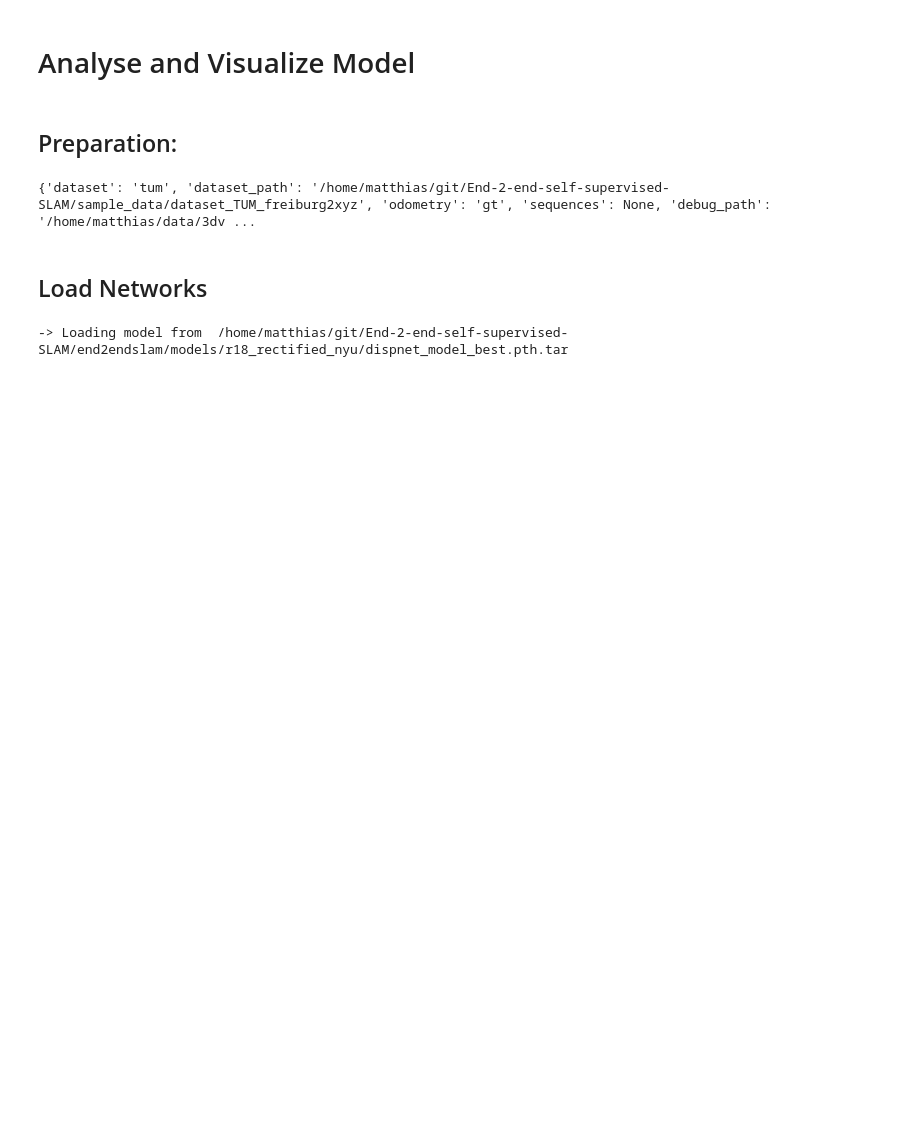
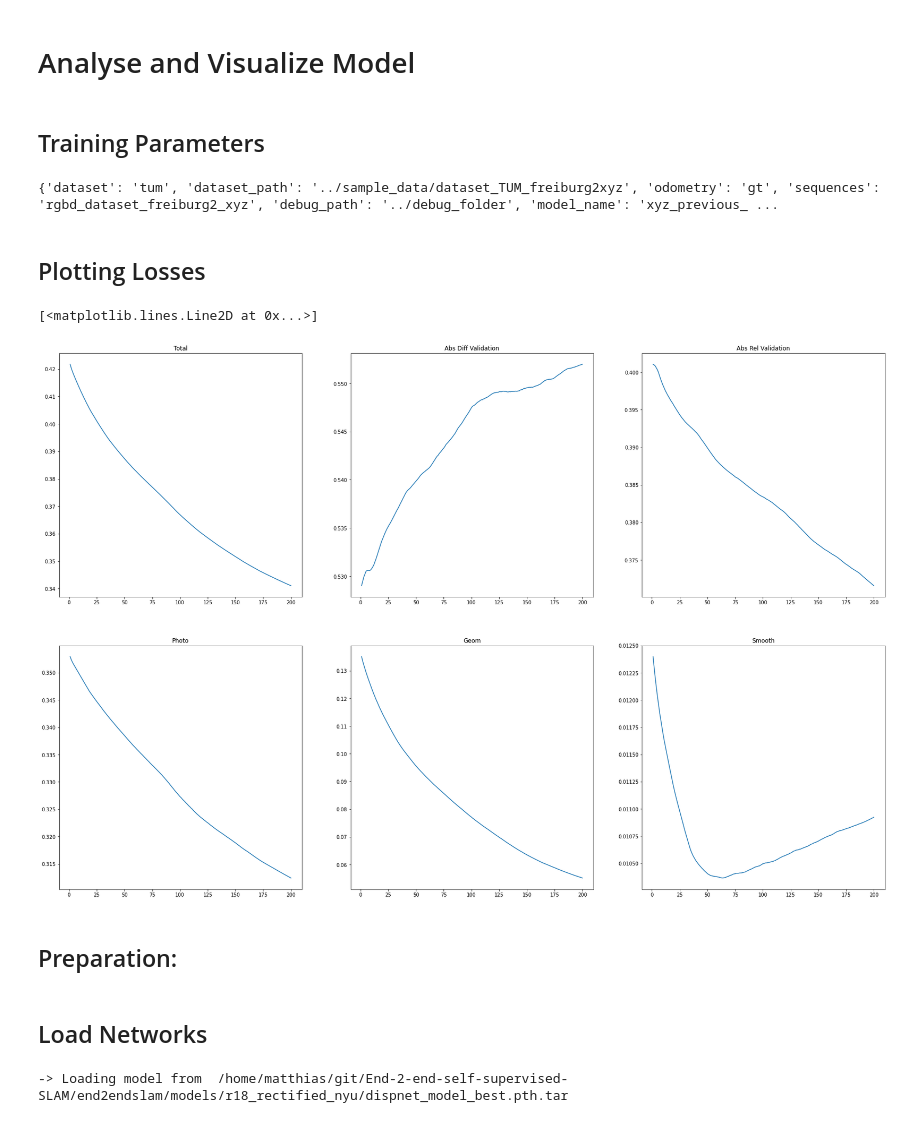
Before and after one commit to you-found-tomasz/End-2-end-self-supervised-SLAM, a Jupyter notebook: end2endslam/model_analysis_brucker.ipynb, the cells around one changed output. Cells and saved outputs as stored; diff of their text form; code cells hidden in the pictures; blank space fills up the shorter version.

Commit message:
logging, projection_mode, parameters, model_analysis

```diff
--- a/end2endslam/model_analysis_brucker.ipynb
+++ b/end2endslam/model_analysis_brucker.ipynb
@@ -31,2 +33,56 @@ from end2endslam.losses.loss_utils.scsfm_loss import compute_ssim_loss, mean_on_
+# %% [markdown]
+## Training Parameters
+# %%
+# File paths
+model_directory_path = "../debug_folder/xyz_previous_001"
+# %%
+# get args
+class Bunch(object): # in order to call args.seed
+    def __init__(self, adict):
+        self.__dict__.update(adict)
+
+args_file_path = os.path.join(model_directory_path, 'args.txt')
+with open(args_file_path) as f:
+    args = json.load(f)
+    args = Bunch(args)
+print(args.__dict__)
+# %% [output]
+{'dataset': 'tum', 'dataset_path': '../sample_data/dataset_TUM_freiburg2xyz', 'odometry': 'gt', 'sequences': 'rgbd_dataset_freiburg2_xyz', 'debug_path': '../debug_folder', 'model_name': 'xyz_previous_ ...
+# %% [markdown]
+## Plotting Losses
+# %%
+summary_path = os.path.join(model_directory_path, "training_summary.csv")
+data = pd.read_csv(summary_path)
+
+iteration = data["iteration"].values
+com = data["com"].values
+photo = data["photo"].values
+geom = data["geom"].values
+smooth = data["smooth"].values
+val_abs_diff = data["val_abs_diff"].values
+val_abs_rel = data["val_abs_rel"].values
+
+plt.figure(figsize=(30,20))
+ax = plt.subplot(2,3,1)
+ax.set_title("Total")
+ax.plot(iteration, com)
+ax = plt.subplot(2,3,2)
+ax.set_title("Abs Diff Validation")
+ax.plot(iteration, val_abs_diff)
+ax = plt.subplot(2,3,3)
+ax.set_title("Abs Rel Validation")
+ax.plot(iteration, val_abs_rel)
+ax = plt.subplot(2,3,4)
+ax.set_title("Photo")
+ax.plot(iteration, photo)
+ax = plt.subplot(2,3,5)
+ax.set_title("Geom")
+ax.plot(iteration, geom)
+ax = plt.subplot(2,3,6)
+ax.set_title("Smooth")
+ax.plot(iteration, smooth)
+# %% [output]
+[<matplotlib.lines.Line2D at 0x...>]
+[figure, added]
 # %% [markdown]
 ## Preparation:
@@ -36,16 +89,3 @@ model_directory_path = "/home/matthias/data/3dv_debug/tum_freiburg2_3"
-# %%
-# get args
-class Bunch(object): # in order to call args.seed
-    def __init__(self, adict):
-        self.__dict__.update(adict)
-
-args_file_path = os.path.join(model_directory_path, 'args.txt')
-with open(args_file_path) as f:
-    args = json.load(f)
-    args = Bunch(args)
-print(args.__dict__)
-# %% [output]
-{'dataset': 'tum', 'dataset_path': '/home/matthias/git/End-2-end-self-supervised-SLAM/sample_data/dataset_TUM_freiburg2xyz', 'odometry': 'gt', 'sequences': None, 'debug_path': '/home/matthias/data/3dv ...
 # %%
 # Use this to modify args
 args.seed = 111
```
Also changed, not shown: parts of 3 cells of this notebook, 2 other files.
